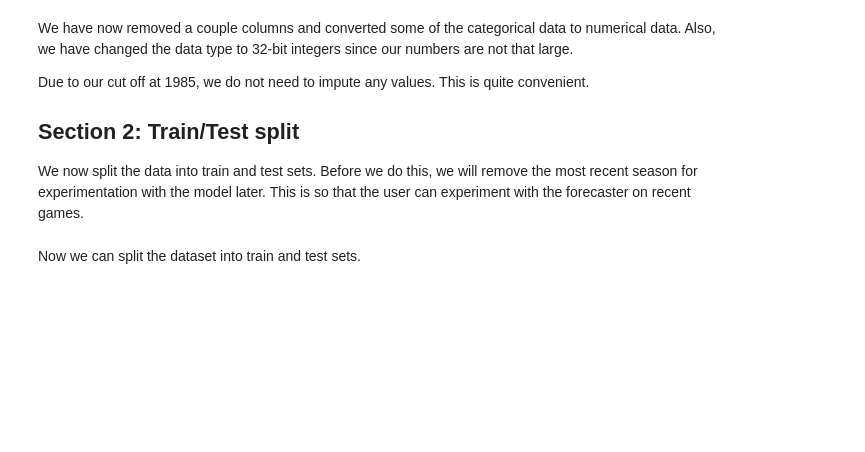
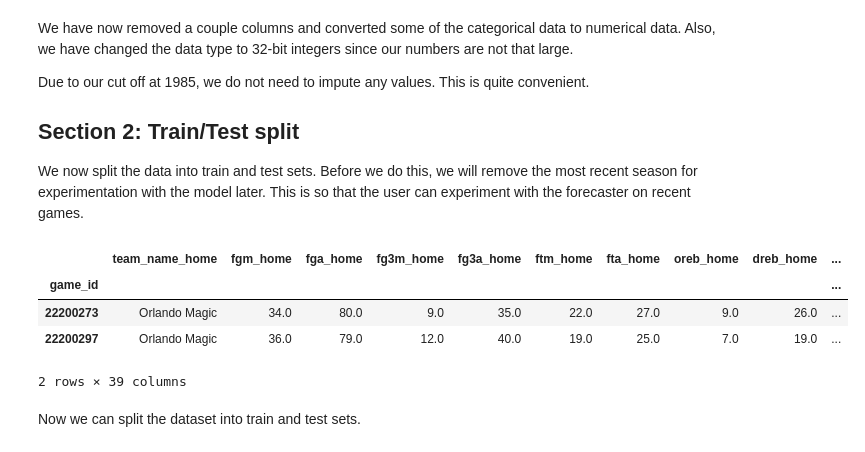
Before and after one commit to smtilson/pp5-ml-dashboard, a Jupyter notebook: jupyter_notebooks/04_Feature_Engineering.ipynb, the cells around one changed output. Saved outputs shown, nothing was run; the diff lists cells and outputs as text; code cells hidden in the pictures; blank space fills up the shorter version.

Commit message:
work on game selection

```diff
--- a/jupyter_notebooks/04_Feature_Engineering.ipynb
+++ b/jupyter_notebooks/04_Feature_Engineering.ipynb
@@ -99,6 +99,27 @@ for col in game_pre_split.columns:
 
 save_df(latest_season, 'latest_season', 'datasets/clean/csv')
 save_df(game_pre_split, 'game_pre_split', 'datasets/clean/csv')
+# %%
+teams = latest_season['team_name_away'].unique()
+home_team = teams[2]
+away_team = teams[0]
+index = 0
+games = latest_season.query(f'team_name_home== "{home_team}" & team_name_away == "{away_team}"')
+while games.shape[0]<=1:
+    index+=1
+    home_team = teams[index]
+    away_team = teams[0]
+    games = latest_season.query(f'team_name_home== "{home_team}" & team_name_away == "{away_team}"')
+
+for row in games.iterrows():
+    print(type(row))
+games.head()
+# %% [output]
+|  | team_name_home | fgm_home | fga_home | fg3m_home | fg3a_home | ftm_home | fta_home | oreb_home | dreb_home | ... |
+| game_id |  |  |  |  |  |  |  |  |  | ... |
+| 22200273 | Orlando Magic | 34.0 | 80.0 | 9.0 | 35.0 | 22.0 | 27.0 | 9.0 | 26.0 | ... |
+| 22200297 | Orlando Magic | 36.0 | 79.0 | 12.0 | 40.0 | 19.0 | 25.0 | 7.0 | 19.0 | ... |
+2 rows × 39 columns
 # %% [markdown]
 Now we can split the dataset into train and test sets.
 # %%
```
Also changed, not shown: parts of 1 cell of this notebook, 1 other file.
